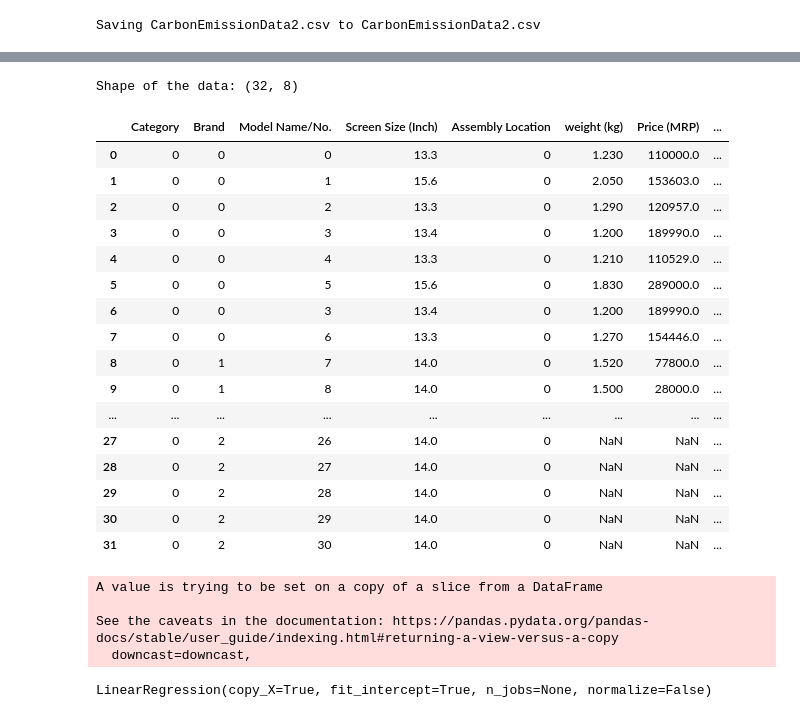
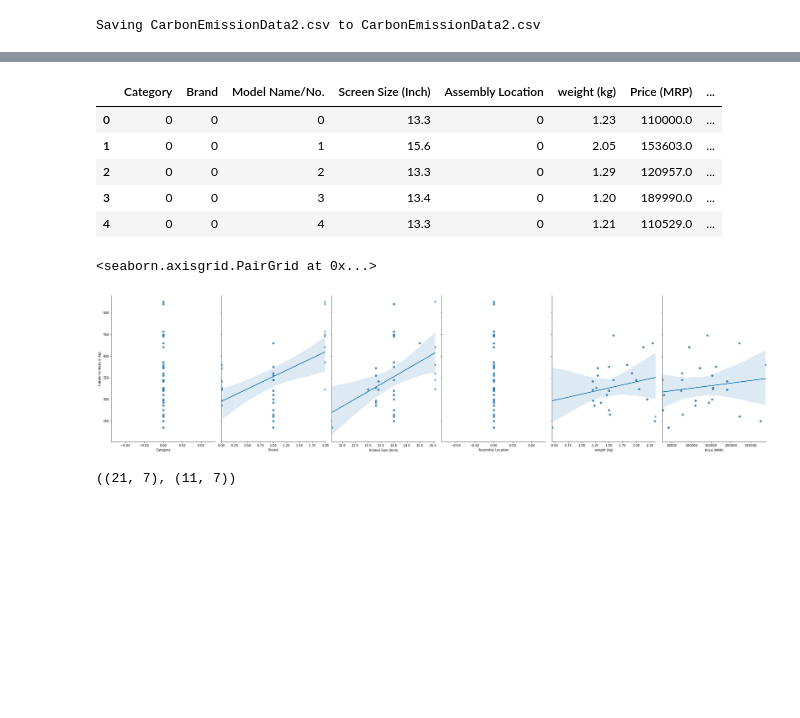
Before and after one commit to rajan-31/Carbon-Footprint-Indicator, a Jupyter notebook: CarbonEmissionPredictor.ipynb, the cells around one changed output, grey strips where cells are left out. Cells and saved outputs as stored; diff of their text form; code cells hidden in the pictures; blank space fills up the shorter version.

Commit message:
Analysing different models

```diff
--- a/CarbonEmissionPredictor.ipynb
+++ b/CarbonEmissionPredictor.ipynb
@@ -14,4 +18,8 @@ uploaded = files.upload()
 Saving CarbonEmissionData2.csv to CarbonEmissionData2.csv
 # %%
 # Now use the below code to read the csv in pandas' dataframe
-df = pd.read_csv(io.StringIO(uploaded['CarbonEmissionData2.csv'].decode('utf-8')))
+df = pd.read_csv(io.StringIO(uploaded[list(uploaded.keys())[0]].decode('utf-8')))
+
+print(df.shape)
+# df = df.drop(12) # loc[:32]
+df
@@ -31,50 +45,36 @@ from sklearn.linear_model import LinearRegression
 # %%
-print('Shape of the data:', df.shape)
-
 # -------------
 
 # # find unique Categories
 # categories = df['Category'].unique()
 
 # # assign each category a int value, to train the model
 # categories_map = {}
 # for i,x in enumerate(categories): categories_map[x]=i
 
 # # map each category with int value
 # df['Category'] = df['Category'].map(categories_map)
 
 # -------------
 
-def map_string_to_int(series):
-  str_val = series.unique()
+def map_string_to_int(_series):
+  str_val = _series.unique()
 
   str_val_map = {}
   for i,x in enumerate(str_val): str_val_map[x]=i
 
-  return series.map(str_val_map)
+  return _series.map(str_val_map)
 
 df['Category'] = map_string_to_int(df['Category'])
 df['Brand'] = map_string_to_int(df['Brand'])
 df['Model Name/No.'] = map_string_to_int(df['Model Name/No.'])
 df['Assembly Location'] = map_string_to_int(df['Assembly Location'])
 
-df
+df.head()
 # %% [output]
-Shape of the data: (32, 8)
 |  | Category | Brand | Model Name/No. | Screen Size (Inch) | Assembly Location | weight (kg) | Price (MRP) | ... |
-| 0 | 0 | 0 | 0 | 13.3 | 0 | 1.230 | 110000.0 | ... |
-| 1 | 0 | 0 | 1 | 15.6 | 0 | 2.050 | 153603.0 | ... |
-| 2 | 0 | 0 | 2 | 13.3 | 0 | 1.290 | 120957.0 | ... |
-| 3 | 0 | 0 | 3 | 13.4 | 0 | 1.200 | 189990.0 | ... |
-| 4 | 0 | 0 | 4 | 13.3 | 0 | 1.210 | 110529.0 | ... |
-| 5 | 0 | 0 | 5 | 15.6 | 0 | 1.830 | 289000.0 | ... |
-| 6 | 0 | 0 | 3 | 13.4 | 0 | 1.200 | 189990.0 | ... |
-| 7 | 0 | 0 | 6 | 13.3 | 0 | 1.270 | 154446.0 | ... |
-| 8 | 0 | 1 | 7 | 14.0 | 0 | 1.520 | 77800.0 | ... |
-| 9 | 0 | 1 | 8 | 14.0 | 0 | 1.500 | 28000.0 | ... |
-| ... | ... | ... | ... | ... | ... | ... | ... | ... |
-| 27 | 0 | 2 | 26 | 14.0 | 0 | NaN | NaN | ... |
-| 28 | 0 | 2 | 27 | 14.0 | 0 | NaN | NaN | ... |
-| 29 | 0 | 2 | 28 | 14.0 | 0 | NaN | NaN | ... |
-| 30 | 0 | 2 | 29 | 14.0 | 0 | NaN | NaN | ... |
-| 31 | 0 | 2 | 30 | 14.0 | 0 | NaN | NaN | ... |
+| 0 | 0 | 0 | 0 | 13.3 | 0 | 1.23 | 110000.0 | ... |
+| 1 | 0 | 0 | 1 | 15.6 | 0 | 2.05 | 153603.0 | ... |
+| 2 | 0 | 0 | 2 | 13.3 | 0 | 1.29 | 120957.0 | ... |
+| 3 | 0 | 0 | 3 | 13.4 | 0 | 1.20 | 189990.0 | ... |
+| 4 | 0 | 0 | 4 | 13.3 | 0 | 1.21 | 110529.0 | ... |
@@ -84,21 +81,21 @@ y = df['Carbon emmision (kg)']
+# %%
+sns.pairplot(df, x_vars=['Category','Brand','Screen Size (Inch)','Assembly Location','weight (kg)','Price (MRP)'], y_vars='Carbon emission (kg)', height=7, aspect=0.7, kind='reg', dropna=True)
+# %% [output]
+<seaborn.axisgrid.PairGrid at 0x...>
+[figure, added]
 # %%
-from sklearn.model_selection import train_test_split
+X = df.drop('Carbon emission (kg)', axis=1)
+y = df['Carbon emission (kg)']
 
 X_train, X_test, y_train, y_test = train_test_split(X, y, test_size=0.33, random_state=42)
 
-X_train['weight (kg)'].fillna((X_train['weight (kg)'].mean()), inplace=True)
-X_train['Price (MRP)'].fillna((X_train['Price (MRP)'].mean()), inplace=True)
+values = {'weight (kg)': X_train['weight (kg)'].mean(), 'Price (MRP)': X_train['Price (MRP)'].mean()}
+X_train = X_train.loc[:].fillna(value=values)   # X_train.loc[:] => to make local copy, to avoid SettingWithCopyWarning
 
-X_test['weight (kg)'].fillna((X_test['weight (kg)'].mean()), inplace=True)
-X_test['Price (MRP)'].fillna((X_test['Price (MRP)'].mean()), inplace=True)
+values = {'weight (kg)': X_test['weight (kg)'].mean(), 'Price (MRP)': X_test['Price (MRP)'].mean()}
+X_test = X_test.loc[:].fillna(value=values)
+
+X_train.shape, X_test.shape
 # %% [output]
-A value is trying to be set on a copy of a slice from a DataFrame
-
-See the caveats in the documentation: https://pandas.pydata.org/pandas-docs/stable/user_guide/indexing.html#returning-a-view-versus-a-copy
-  downcast=downcast,
+((21, 7), (11, 7))
-# %%
-model = LinearRegression()
-model.fit(X_train,y_train)
-# %% [output]
-LinearRegression(copy_X=True, fit_intercept=True, n_jobs=None, normalize=False)
 # %%
```
Also changed, not shown: parts of 9 cells of this notebook.
